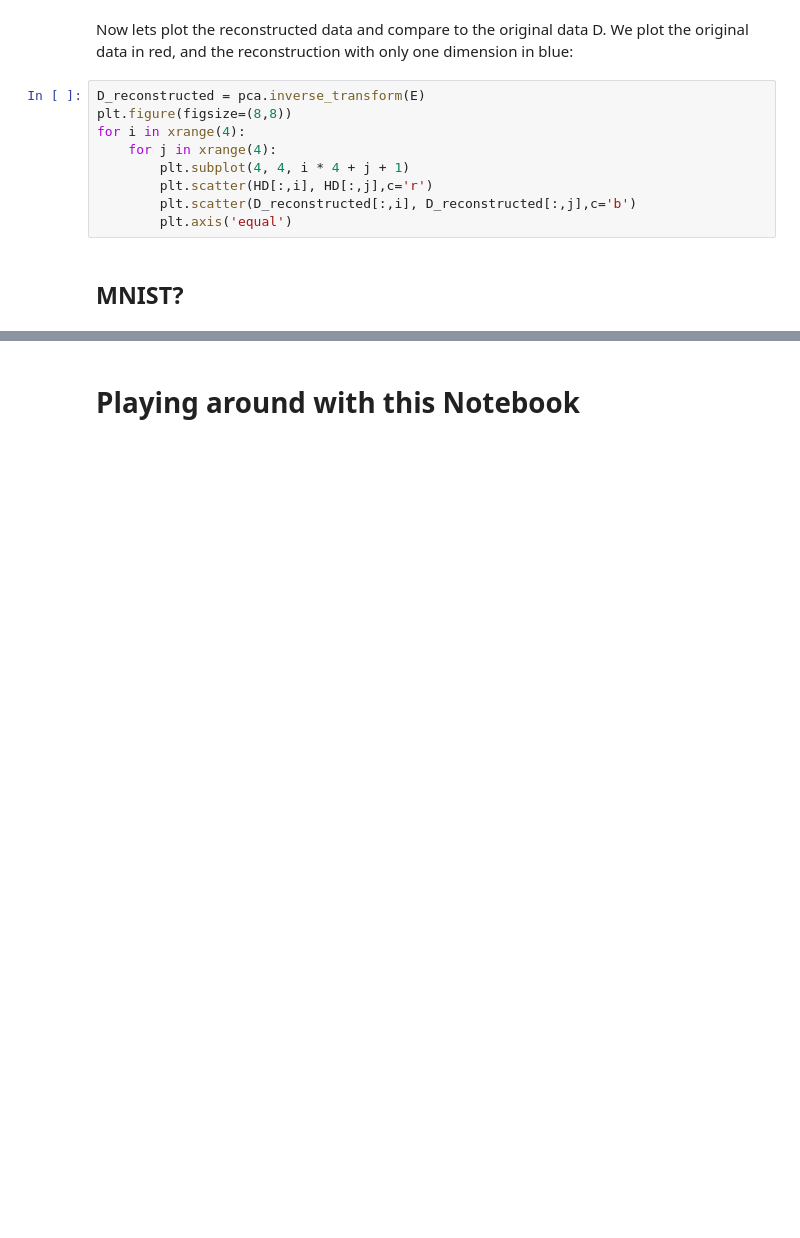
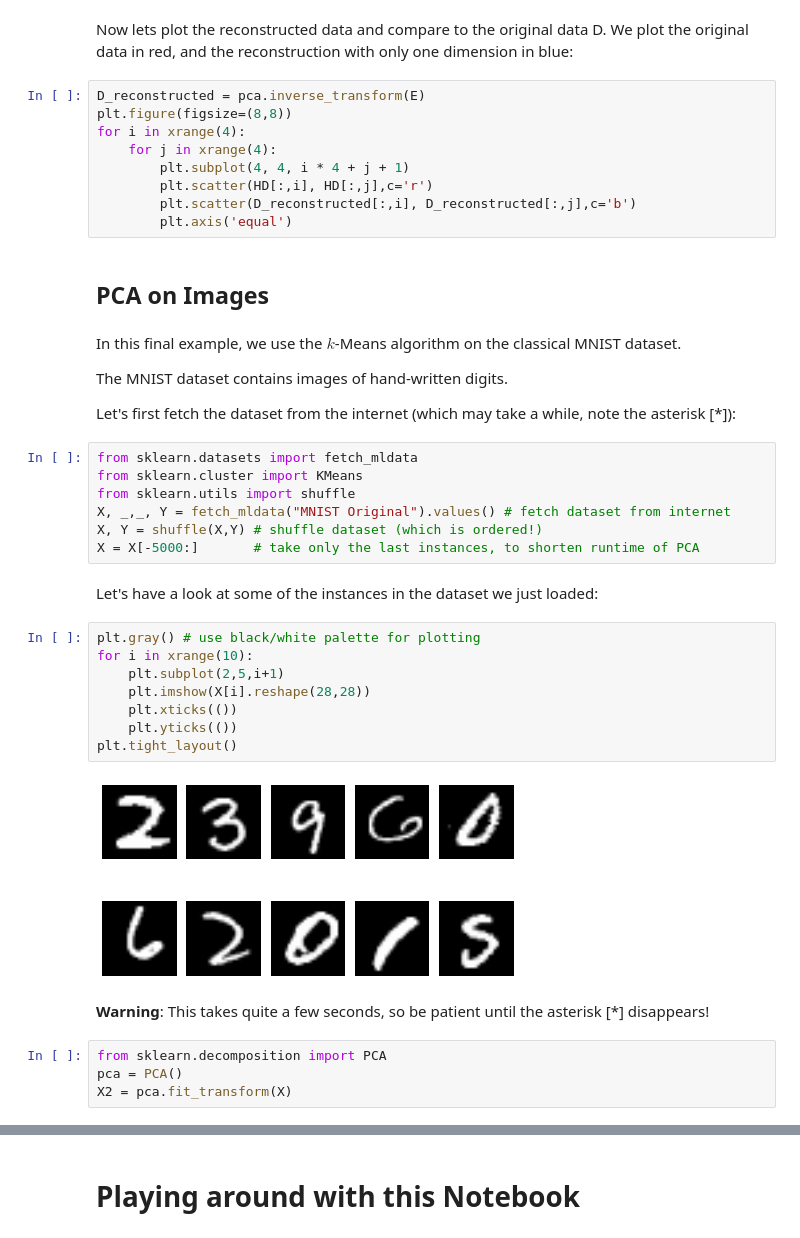
Before and after one commit to temporaer/tutorial_ml_gkbionics, a Jupyter notebook: pca.ipynb, the cells around one changed output, grey strips where cells are left out. Drawn from its saved outputs; the diff is of its cells as text; blank space fills up the shorter version.

```diff
--- a/pca.ipynb
+++ b/pca.ipynb
@@ -120,5 +120,36 @@ for i in xrange(4):
         plt.scatter(HD[:,i], HD[:,j],c='r')
         plt.scatter(D_reconstructed[:,i], D_reconstructed[:,j],c='b')
         plt.axis('equal')
-# %% [markdown]
-## MNIST?
+# %% [markdown]
+## PCA on Images
+# %% [markdown]
+In this final example, we use the $k$-Means algorithm on the classical MNIST dataset.
+
+The MNIST dataset contains images of hand-written digits.
+
+Let's first fetch the dataset from the internet (which may take a while, note the asterisk [*]):
+# %%
+from sklearn.datasets import fetch_mldata
+from sklearn.cluster import KMeans
+from sklearn.utils import shuffle
+X, _,_, Y = fetch_mldata("MNIST Original").values() # fetch dataset from internet
+X, Y = shuffle(X,Y) # shuffle dataset (which is ordered!)
+X = X[-5000:]       # take only the last instances, to shorten runtime of PCA
+# %% [markdown]
+Let's have a look at some of the instances in the dataset we just loaded:
+# %%
+plt.gray() # use black/white palette for plotting
+for i in xrange(10):
+    plt.subplot(2,5,i+1)
+    plt.imshow(X[i].reshape(28,28))
+    plt.xticks(())
+    plt.yticks(())
+plt.tight_layout()
+# %% [output]
+[figure, added]
+# %% [markdown]
+**Warning**: This takes quite a few seconds, so be patient until the asterisk [*] disappears!
+# %%
+from sklearn.decomposition import PCA
+pca = PCA()
+X2 = pca.fit_transform(X)
```
Also changed, not shown: parts of 7 cells of this notebook, 3 other files.
